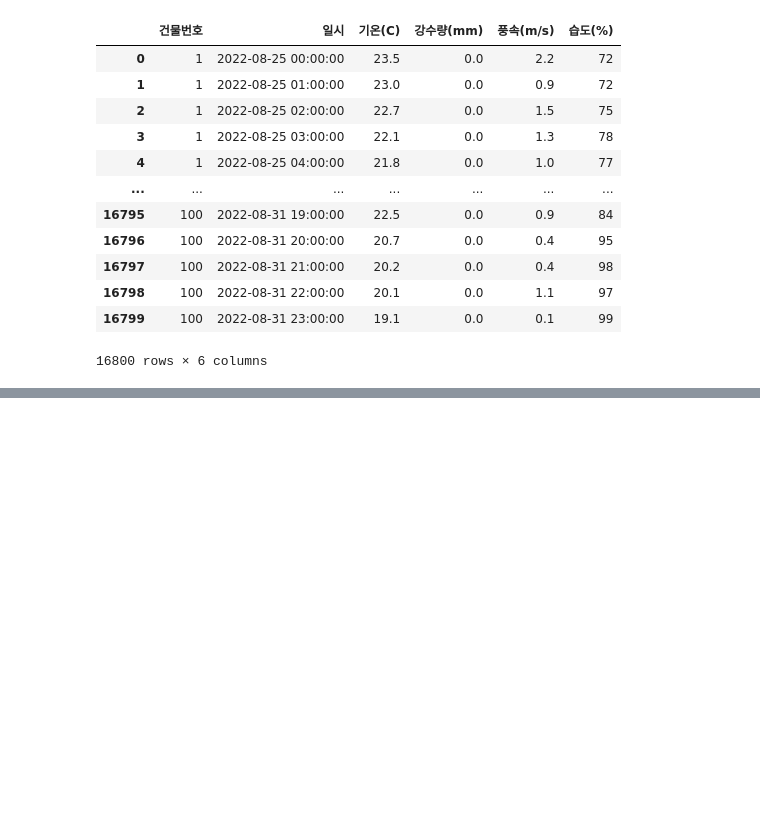
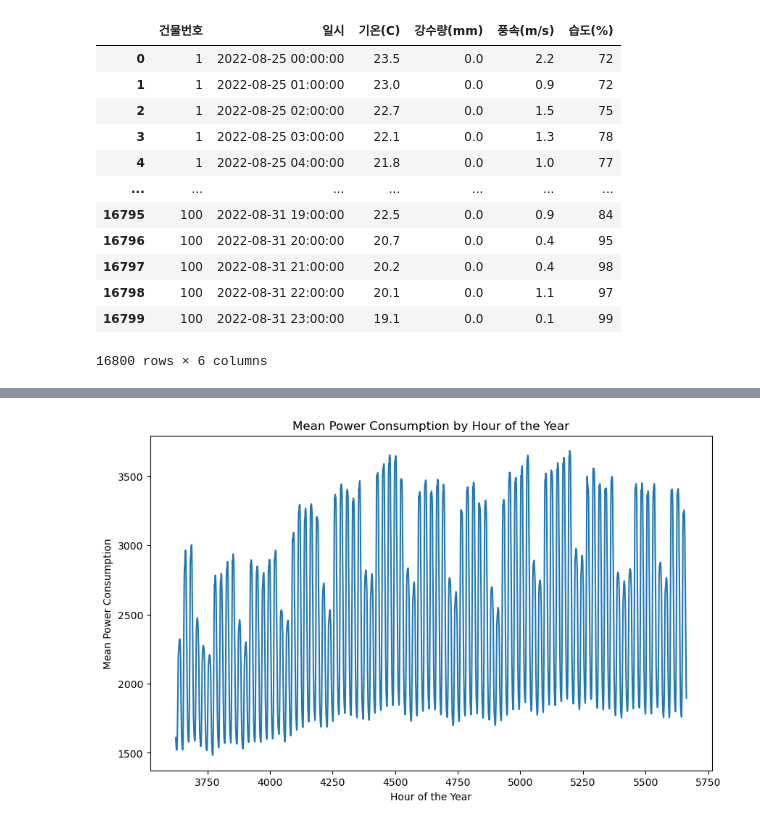
Before and after one commit to ji6394/TIL, a Jupyter notebook: Data/Dacon/power/baseline-try.ipynb, the cells around one changed output, grey strips where cells are left out. Saved outputs shown, nothing was run; the diff lists cells and outputs as text; code cells hidden in the pictures; blank space fills up the shorter version.

```diff
--- a/Data/Dacon/power/baseline-try.ipynb
+++ b/Data/Dacon/power/baseline-try.ipynb
@@ -403,0 +640,9 @@ test
+# %%
+plt.figure(figsize=(10,6))
+sns.lineplot(x=mean_power_by_hour_of_year.index, y = mean_power_by_hour_of_year.values)
+plt.title('Mean Power Consumption by Hour of the Year')
+plt.xlabel('Hour of the Year')
+plt.ylabel('Mean Power Consumption')
+plt.show()
+# %% [output]
+[figure, added]
```
Also changed, not shown: parts of 33 cells of this notebook.
